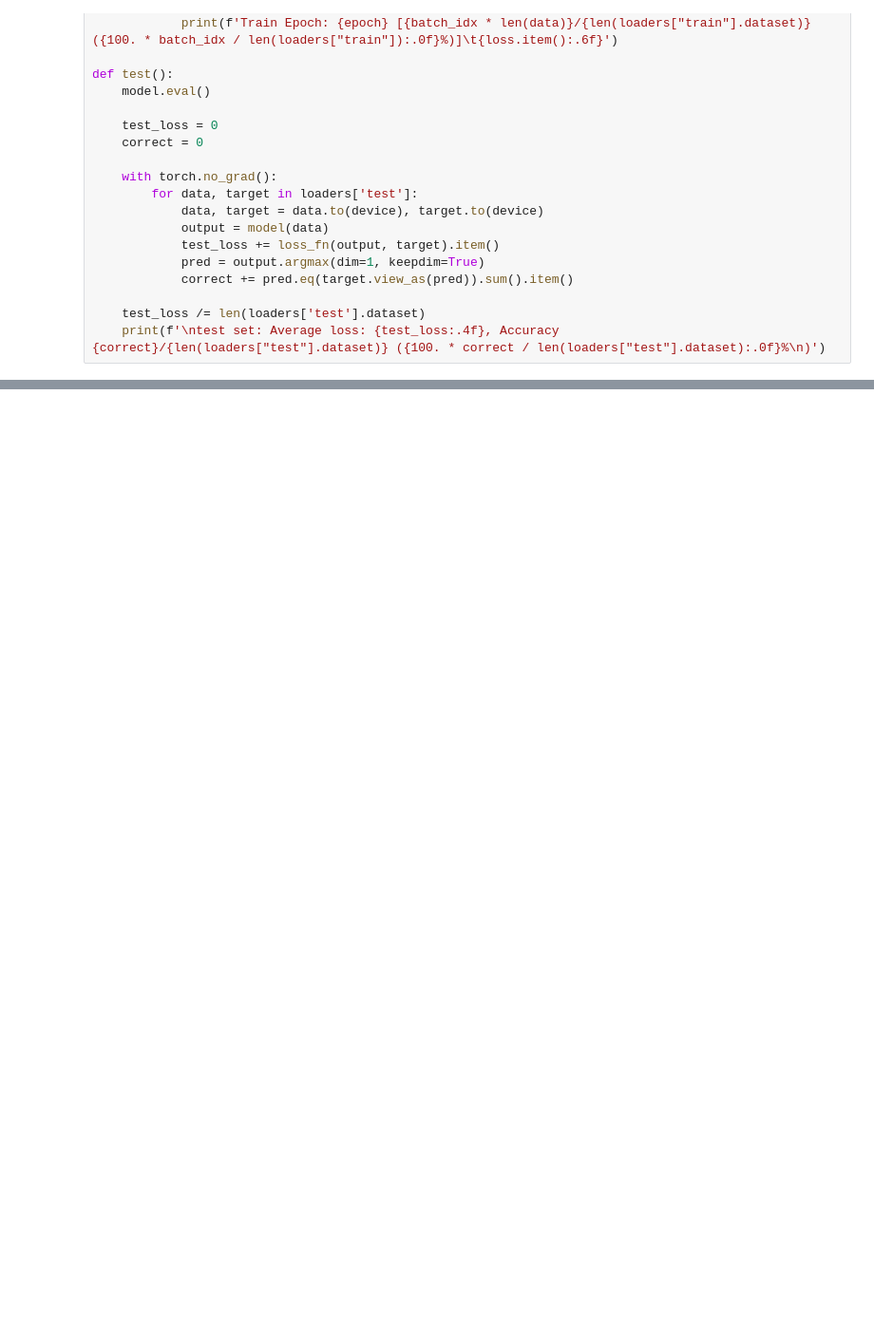
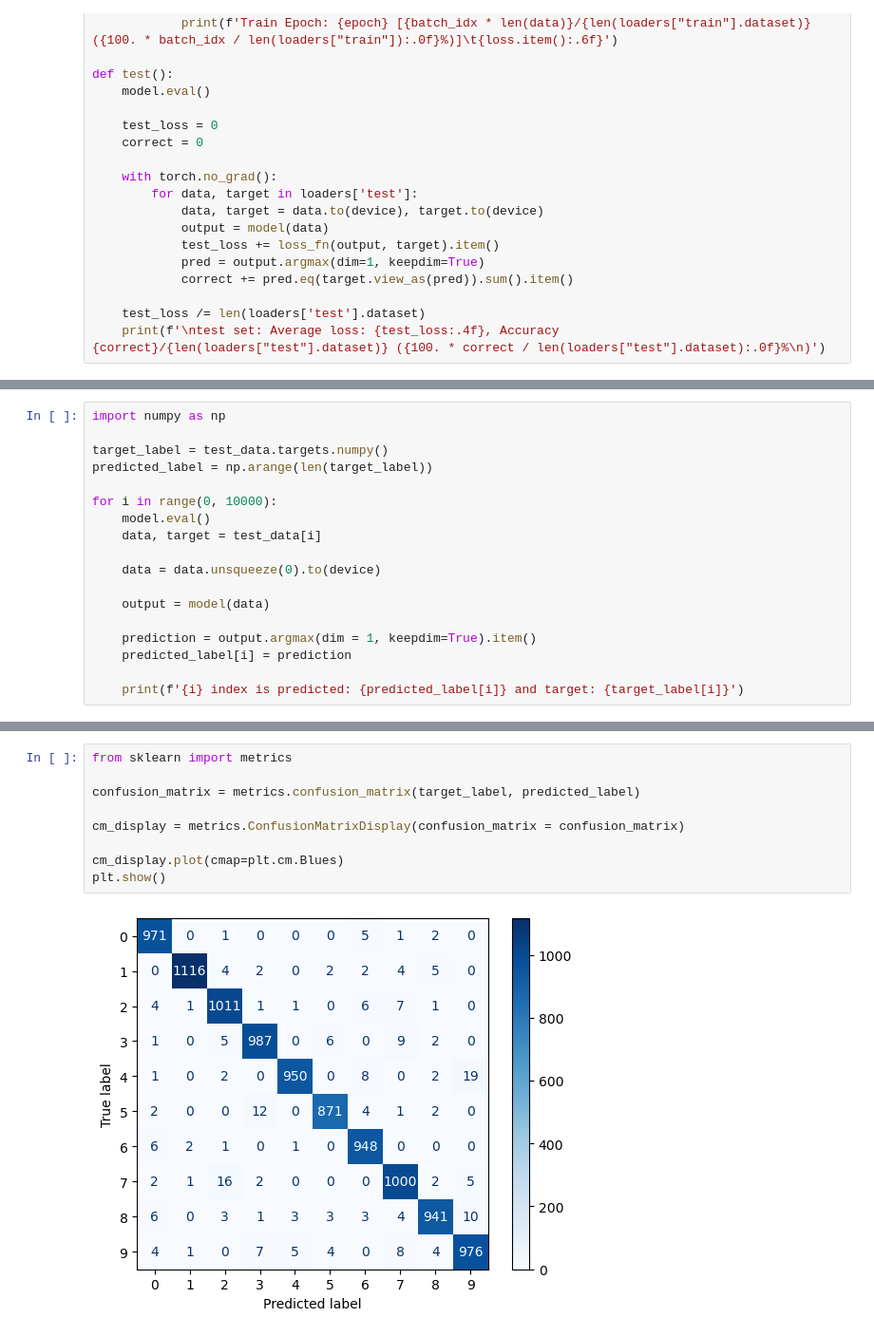
Before and after one commit to Slick93/Handwritten-Digits-Recognition-PyTorch, a Jupyter notebook: Digit-Test-PyTorch.ipynb, the cells around one changed output, grey strips where cells are left out. Shown: that part at 95% size. Drawn from its saved outputs; the diff is of its cells as text; blank space fills up the shorter version.

```diff
--- a/Digit-Test-PyTorch.ipynb
+++ b/Digit-Test-PyTorch.ipynb
@@ -143,0 +171,18 @@ Prediction: 6
+# %%
+import numpy as np
+
+target_label = test_data.targets.numpy()
+predicted_label = np.arange(len(target_label))
+
+for i in range(0, 10000):
+    model.eval()
+    data, target = test_data[i]
+
+    data = data.unsqueeze(0).to(device)
+
+    output = model(data)
+
+    prediction = output.argmax(dim = 1, keepdim=True).item()
+    predicted_label[i] = prediction
+
+    print(f'{i} index is predicted: {predicted_label[i]} and target: {target_label[i]}')
@@ -143,0 +207,11 @@ Prediction: 6
+# %%
+from sklearn import metrics
+
+confusion_matrix = metrics.confusion_matrix(target_label, predicted_label)
+
+cm_display = metrics.ConfusionMatrixDisplay(confusion_matrix = confusion_matrix)
+
+cm_display.plot(cmap=plt.cm.Blues)
+plt.show()
+# %% [output]
+[figure, added]
```
Also changed, not shown: parts of 9 cells of this notebook.
